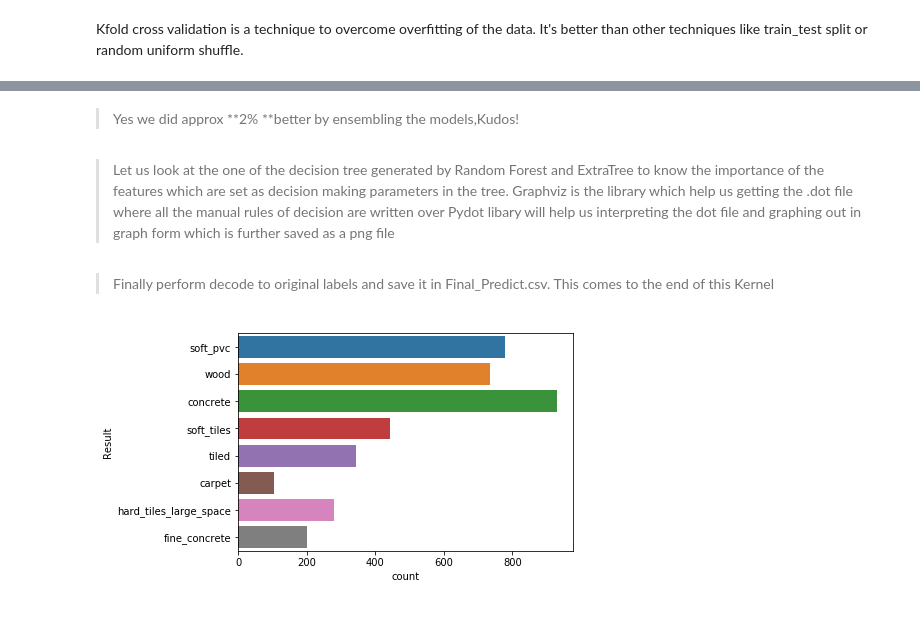
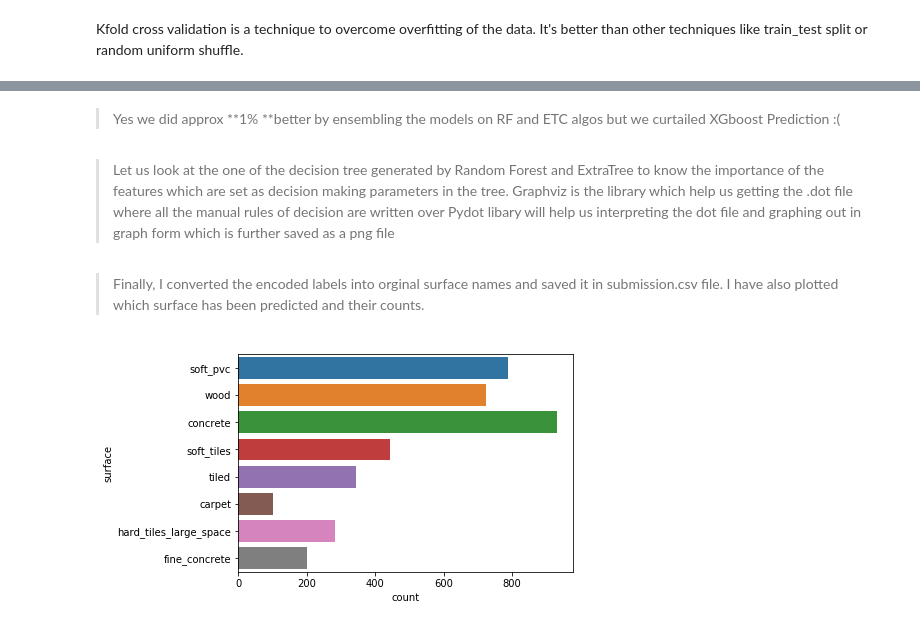
Before and after one commit to Darshansol9/das968_Project1_AI_6613, a Jupyter notebook: condata2019-competition.ipynb, the cells around one changed output, grey strips where cells are left out. Cells and saved outputs as stored; diff of their text form; code cells hidden in the pictures.

```diff
--- a/condata2019-competition.ipynb
+++ b/condata2019-competition.ipynb
@@ -471,3 +489,41 @@ Completed
+# %%
+#Pickling helps in save the object in serialized manner and it does this by writing it into word bytes.
+#Advantages : Once we got the best model parameters we can save it in this file to avoid re-training the model again
+#It reduces the time by 99% as my training time is around ~1.5hrs
+
+import pickle
+
+
+#Writing to a pickle
+
+random_pickle_out = open('random_clf.pickle','wb')
+pickle.dump(model_rf,random_pickle_out)
+random_pickle_out.close()
+
+etc_pickle_out = open('etc_clf.pickle','wb')
+pickle.dump(model_etc,etc_pickle_out)
+etc_pickle_out.close()
+
+xgb_pickle_out = open('xgb_clf.pickle','wb')
+pickle.dump(model_xgb,xgb_pickle_out)
+xgb_pickle_out.close()
+
+
+#Reading from a pickle
+
+
+random_pickle_in = open('random_clf.pickle','rb')
+model_r = pickle.load(random_pickle_in)
+random_pickle_in.close()
+
+etc_pickle_in = open('etc_clf.pickle','rb')
+model_e = pickle.load(etc_pickle_in)
+etc_pickle_in.close()
+
+
+xgb_pickle_in = open('xgb_clf.pickle','rb')
+model_x = pickle.load(xgb_pickle_in)
+xgb_pickle_in.close()
 # %% [markdown]
 Kfold cross validation is a technique to overcome overfitting of the data. It's better than other techniques like train_test split or random uniform shuffle.
 # %%
@@ -629,5 +712,5 @@ ensemblePredictions(df_pred,'testing')
 # %% [markdown]
-> Yes we did approx **2% **better by ensembling the models,Kudos!
+> Yes we did approx **1% **better by ensembling the models on RF and ETC algos but we curtailed XGboost Prediction :(
 # %% [markdown]
 > Let us look at the one of the decision tree generated by Random Forest and ExtraTree to know the importance of the features which are set as decision making parameters in the tree.
 > Graphviz is the library which help us getting the .dot file where all the manual rules of decision are written over
@@ -649,9 +732,11 @@ plotTree(model_e,"ETC")
-# %% [markdown]
-> Finally perform decode to original labels and save it in Final_Predict.csv. This comes to the end of this Kernel
+# %% [markdown]
+> Finally, I converted the encoded labels into orginal surface names and saved it in submission.csv file.
+> I have also plotted which surface has been predicted and their counts.
 # %%
+
 y_final = le.inverse_transform(df_pred['Ensemble_Result'])
-compiled_test['Result'] = y_final
-sns.countplot(y='Result',data=compiled_test)
-compiled_test.to_csv('Final_Predict.csv',header=True,encoding='utf-8')
+compiled_test['surface'] = y_final
+sns.countplot(y='surface',data=compiled_test)
+compiled_test['surface'].to_csv('submission.csv',header=True,encoding='utf-8',index=True)
 # %% [output]
-[figure, old version]
+[figure, new version]
```
Also changed, not shown: parts of 27 cells of this notebook.
